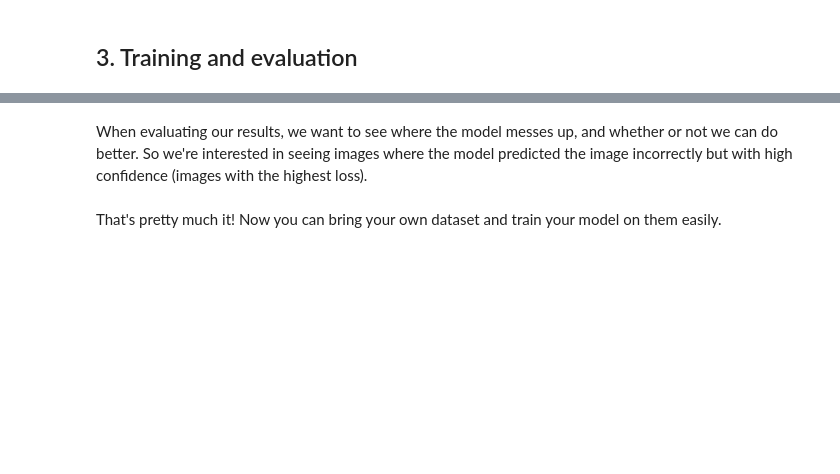
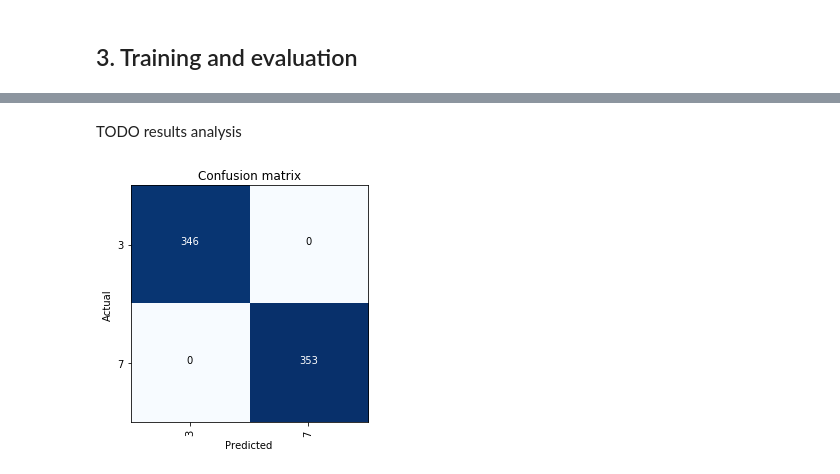
Before and after one commit to z-zawhtet-a/computervision-recipes, a Jupyter notebook: image_classification/notebooks/data_augmentation.ipynb, the cells around one changed output, grey strips where cells are left out. Drawn from its saved outputs; the diff is of its cells as text; code cells hidden in the pictures; blank space fills up the shorter version.

Commit message:
Add initial results

```diff
--- a/image_classification/notebooks/data_augmentation.ipynb
+++ b/image_classification/notebooks/data_augmentation.ipynb
@@ -157,5 +161,12 @@ def plot_ex(im, tfms_ops):
         else:
             im.apply_tfms(tfms[0]).show(ax=axes[i], title=name)  # tfms[0]: tfms for the training set
 
-plot_ex(datasets['mnist'].train.x[0], tfms_options)
-plot_ex(datasets['fridge'].train.x[0], tfms_options)
+def random_seed(s):
+    np.random.seed(s)
+    torch.manual_seed(s)
+    random.seed(s)
+    if torch.cuda.is_available():
+        torch.cuda.manual_seed(s)
+        torch.cuda.manual_seed_all(s)
+        torch.backends.cudnn.deterministic = True
+        torch.backends.cudnn.benchmark = False
@@ -287,2 +217,0 @@ interp.plot_confusion_matrix()
-# %% [markdown]
-When evaluating our results, we want to see where the model messes up, and whether or not we can do better. So we're interested in seeing images where the model predicted the image incorrectly but with high confidence (images with the highest loss).
@@ -291,2 +218,13 @@ interp.plot_top_losses(9, figsize=(15,11))
-# %% [markdown]
-That's pretty much it! Now you can bring your own dataset and train your model on them easily.
+# %% [markdown]
+TODO results analysis
+# %%
+# dn = 'mnist'
+# tn = 'rand_resize_crop'
+
+# interps[dn][tn].plot_top_losses(4, figsize=(20,25))
+
+# plot_pr_roc_curves(to_np(interps[dn][tn].y_true), to_np(interps[dn][tn].probs), datasets[dn].classes)
+
+interps[dn][tn].plot_confusion_matrix()
+# %% [output]
+[figure, added]
```
Also changed, not shown: parts of 43 cells of this notebook, 3 other files.
